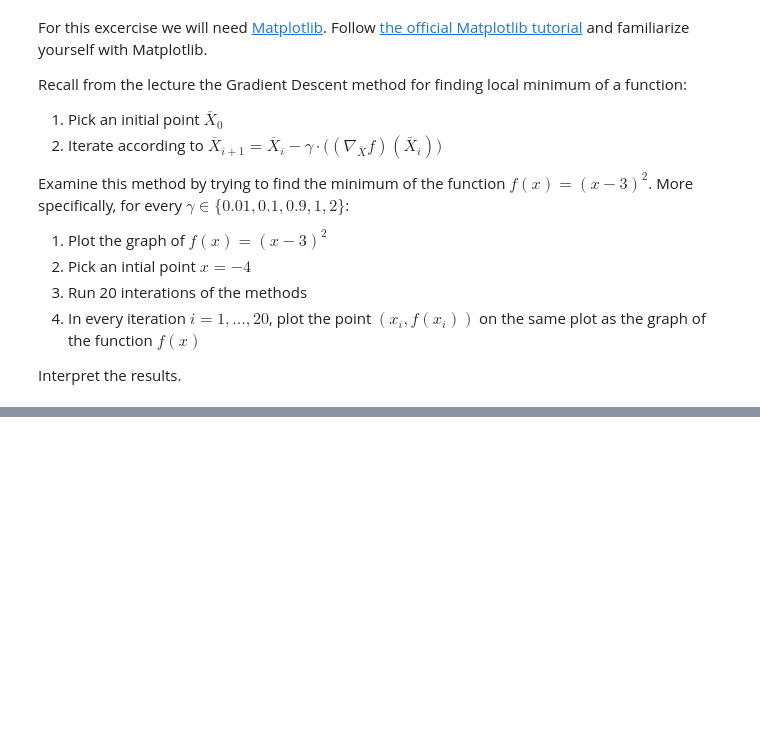
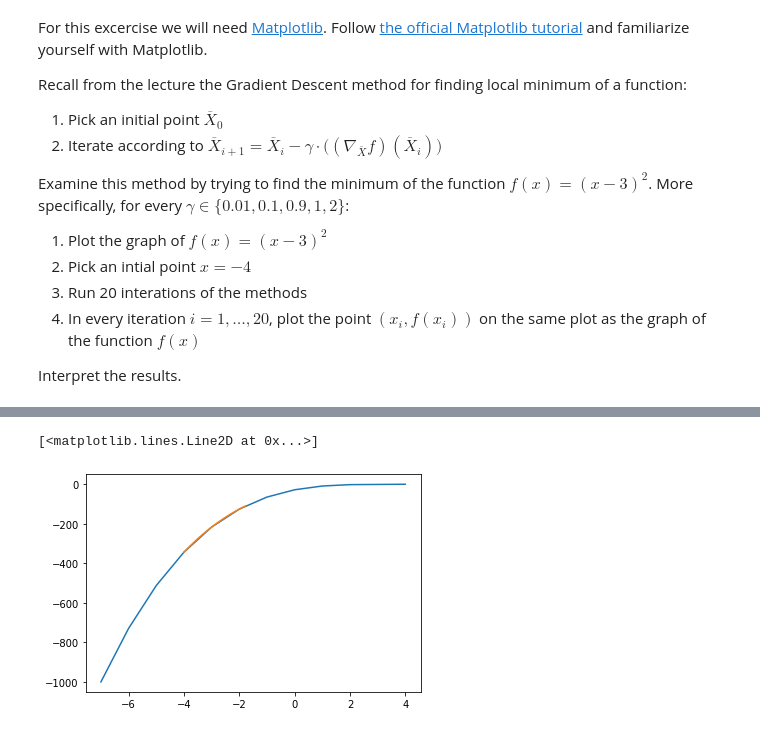
Before and after one commit to StephenTGibson/COMP527-colabNotebooks, a Jupyter notebook: Numpy,_Matplotlib,_and_Math_Preliminaries.ipynb, the cells around one changed output, grey strips where cells are left out. Saved outputs shown, nothing was run; the diff lists cells and outputs as text; code cells hidden in the pictures; blank space fills up the shorter version.

```diff
--- a/Numpy,_Matplotlib,_and_Math_Preliminaries.ipynb
+++ b/Numpy,_Matplotlib,_and_Math_Preliminaries.ipynb
@@ -145,0 +186,26 @@ import matplotlib.pyplot as plt
+# %%
+def calc_fx(x):
+   return (x-3)**3
+# %%
+def calc_xiplus1(xi, gamma):
+  return xi - gamma*(2*(xi-3))
+# %%
+xValue = -4
+gamma = 0.01
+
+xArray = np.array([xValue])
+
+for i in range(1, 20):
+  xArray = np.append(xArray, calc_xiplus1(xArray[-1], gamma))
+
+fxArray = np.array(calc_fx(xArray))
+
+Xrange = np.arange(-7,5,1)
+fx = (Xrange-3)**3
+
+fig, ax = plt.subplots()
+ax.plot(Xrange,fx)
+ax.plot(xArray, fxArray)
+# %% [output]
+[<matplotlib.lines.Line2D at 0x...>]
+[figure, added]
```
Also changed, not shown: parts of 12 cells of this notebook.
